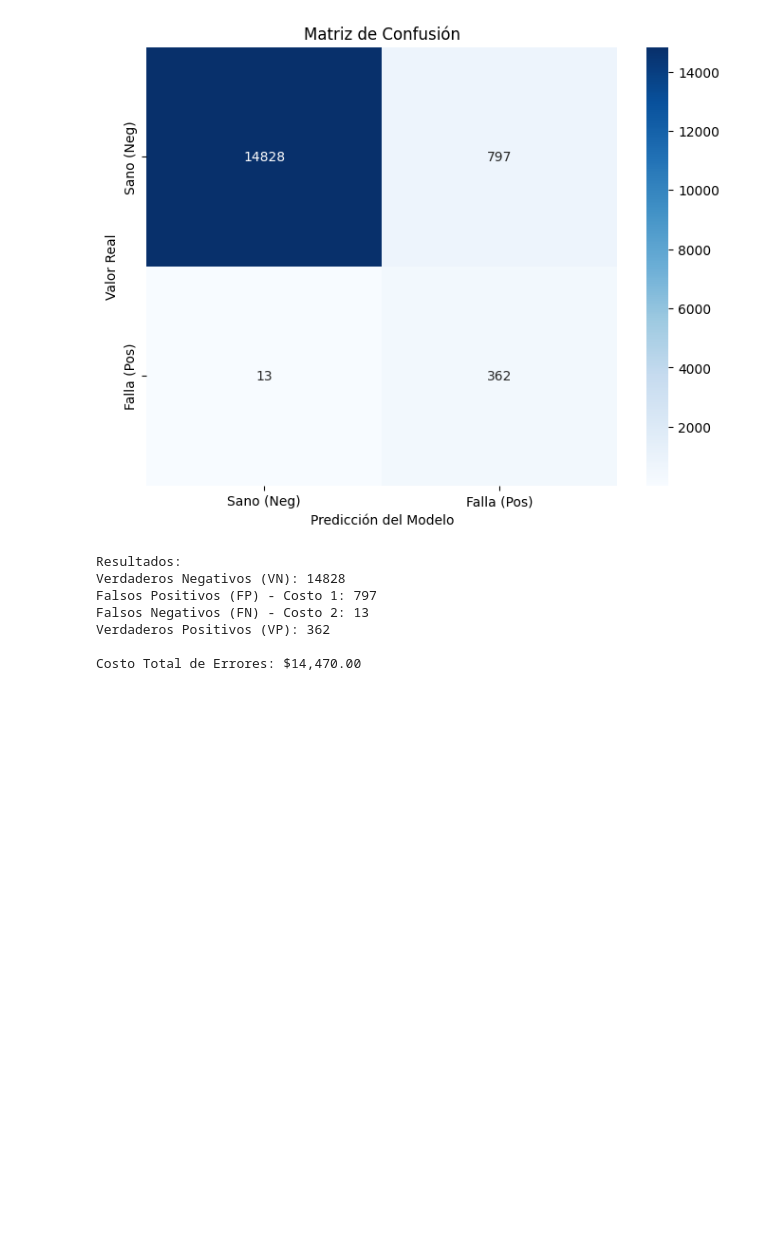
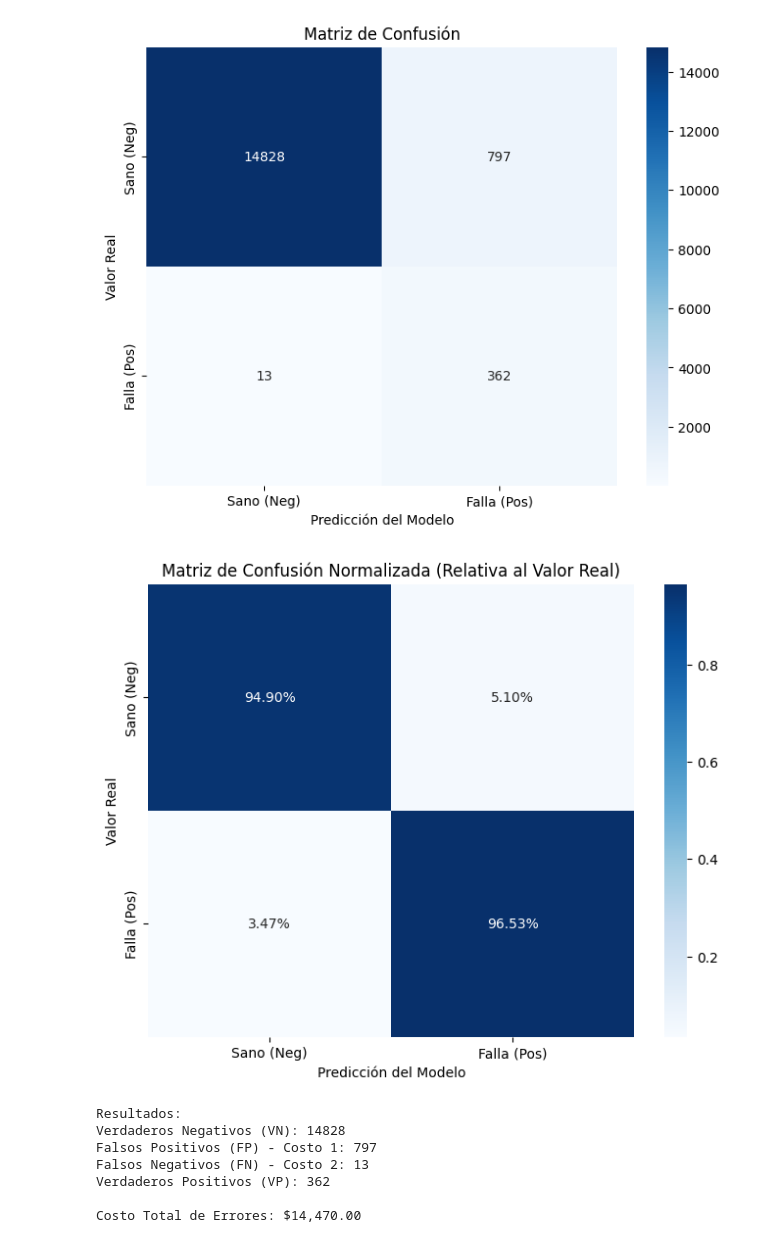
Before and after one commit to marcohinojosag/IA_MKTR, a Jupyter notebook: cod.ipynb, the cells around one changed output. Cells and saved outputs as stored; diff of their text form; code cells hidden in the pictures; blank space fills up the shorter version.

```diff
--- a/cod.ipynb
+++ b/cod.ipynb
@@ -436,6 +436,19 @@ plt.title('Matriz de Confusión')
 plt.show()
 # %% [output]
 [figure]
+# %%
+# matriz normalizada
+cm_normalized = cm.astype('float') / cm.sum(axis=1)[:, np.newaxis]
+plt.figure(figsize=(8, 6))
+sns.heatmap(cm_normalized, annot=True, fmt='.2%', cmap='Blues',
+            xticklabels=['Sano (Neg)', 'Falla (Pos)'],
+            yticklabels=['Sano (Neg)', 'Falla (Pos)'])
+plt.xlabel('Predicción del Modelo')
+plt.ylabel('Valor Real')
+plt.title('Matriz de Confusión Normalizada (Relativa al Valor Real)')
+plt.show()
+# %% [output]
+[figure, added]
 # %%
 # Calculo del costo total basado en la matriz de confusión
 costo_1 = 10
```
